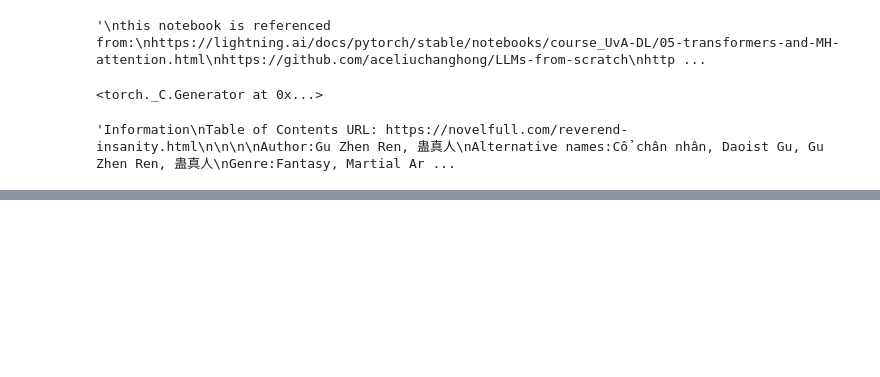
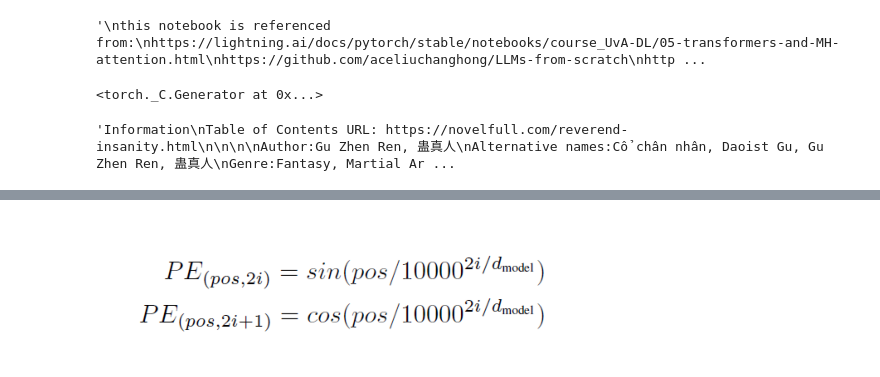
Before and after one commit to aceliuchanghong/my_lm_log, a Jupyter notebook: 6_代码实现/大语言模型/代码实现/llm_from_scratch.ipynb, the cells around one changed output, grey strips where cells are left out. Drawn from its saved outputs; the diff is of its cells as text; code cells hidden in the pictures; blank space fills up the shorter version.

```diff
--- a/6_代码实现/大语言模型/代码实现/llm_from_scratch.ipynb
+++ b/6_代码实现/大语言模型/代码实现/llm_from_scratch.ipynb
@@ -105,0 +169,8 @@ train_data, val_data , len(train_data), len(val_data)
+# %%
+img4_path= '../../../z_using_files/img/article/attention_5.png'
+img4 = mpimg.imread(img4_path)
+plt.imshow(img4)
+plt.axis('off')
+plt.show()
+# %% [output]
+[figure, added]
```
Also changed, not shown: parts of 35 cells of this notebook, 13 other files.
